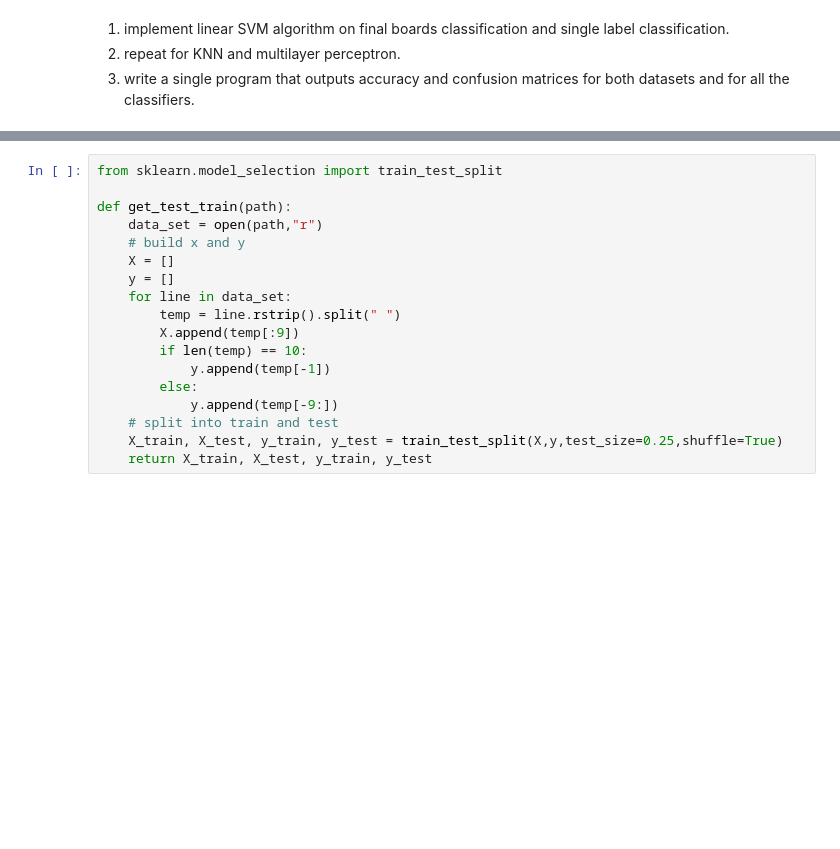
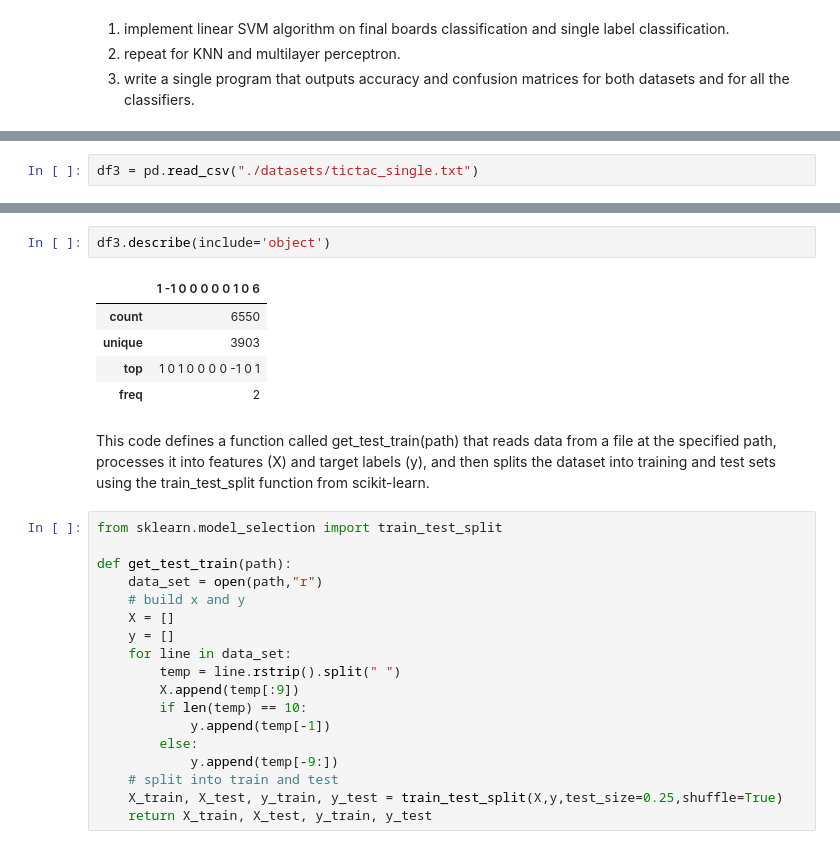
Before and after one commit to abdulhakim233/Tic-Tac-Toe, a Jupyter notebook: train.ipynb, the cells around one changed output, grey strips where cells are left out. Drawn from its saved outputs; the diff is of its cells as text; blank space fills up the shorter version.

Commit message:
feat(model): updated trained model and notebook

```diff
--- a/train.ipynb
+++ b/train.ipynb
@@ -13,0 +27,2 @@ single_txt_path = "./datasets/tictac_single.txt"
+# %%
+df3 = pd.read_csv("./datasets/tictac_single.txt")
@@ -14,3 +73,13 @@ single_txt_path = "./datasets/tictac_single.txt"
+# %%
+df3.describe(include='object')
+# %% [output]
+|  | 1 -1 0 0 0 0 0 1 0 6 |
+| count | 6550 |
+| unique | 3903 |
+| top | 1 0 1 0 0 0 0 -1 0 1 |
+| freq | 2 |
+# %% [markdown]
+This code defines a function called get_test_train(path) that reads data from a file at the specified path, processes it into features (X) and target labels (y), and then splits the dataset into training and test sets using the train_test_split function from scikit-learn.
 # %%
 from sklearn.model_selection import train_test_split
 
```
Also changed, not shown: parts of 30 cells of this notebook, 9 other files.
